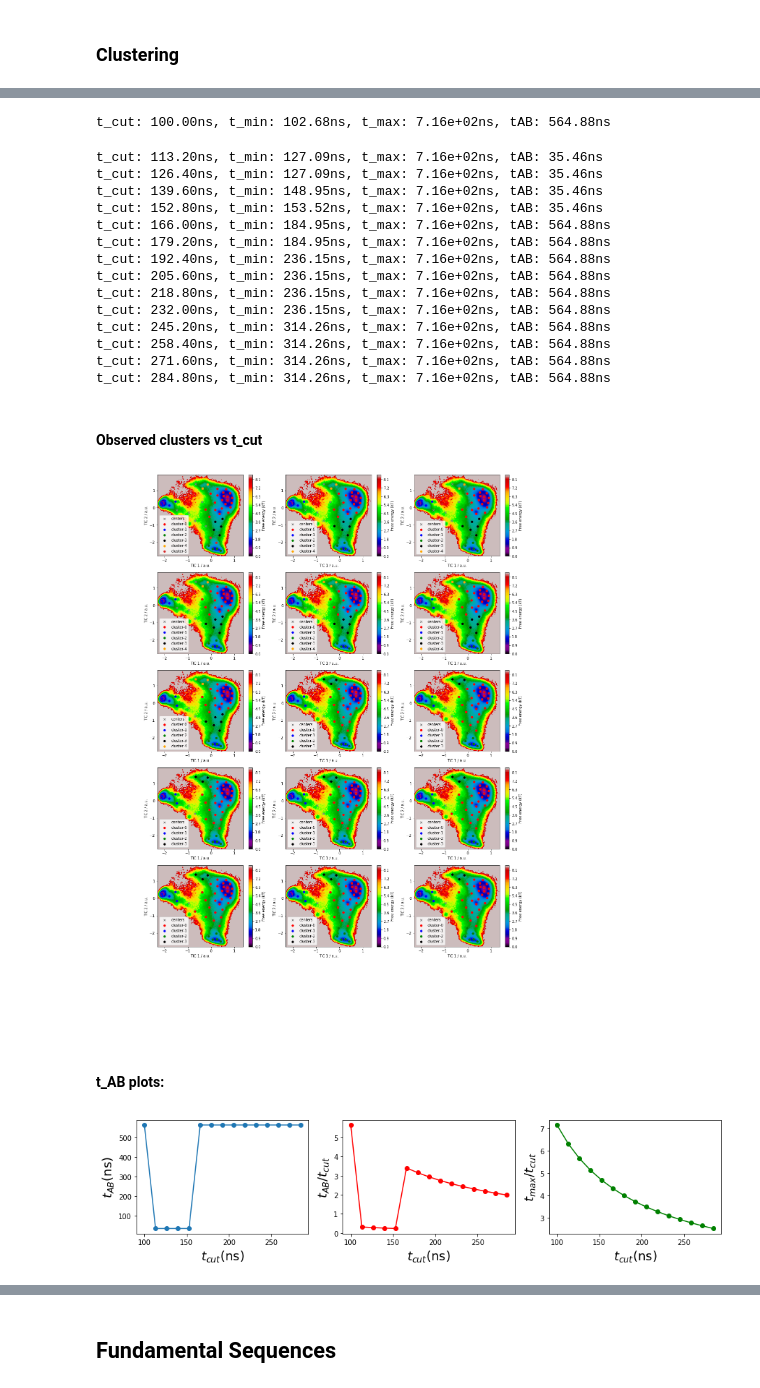
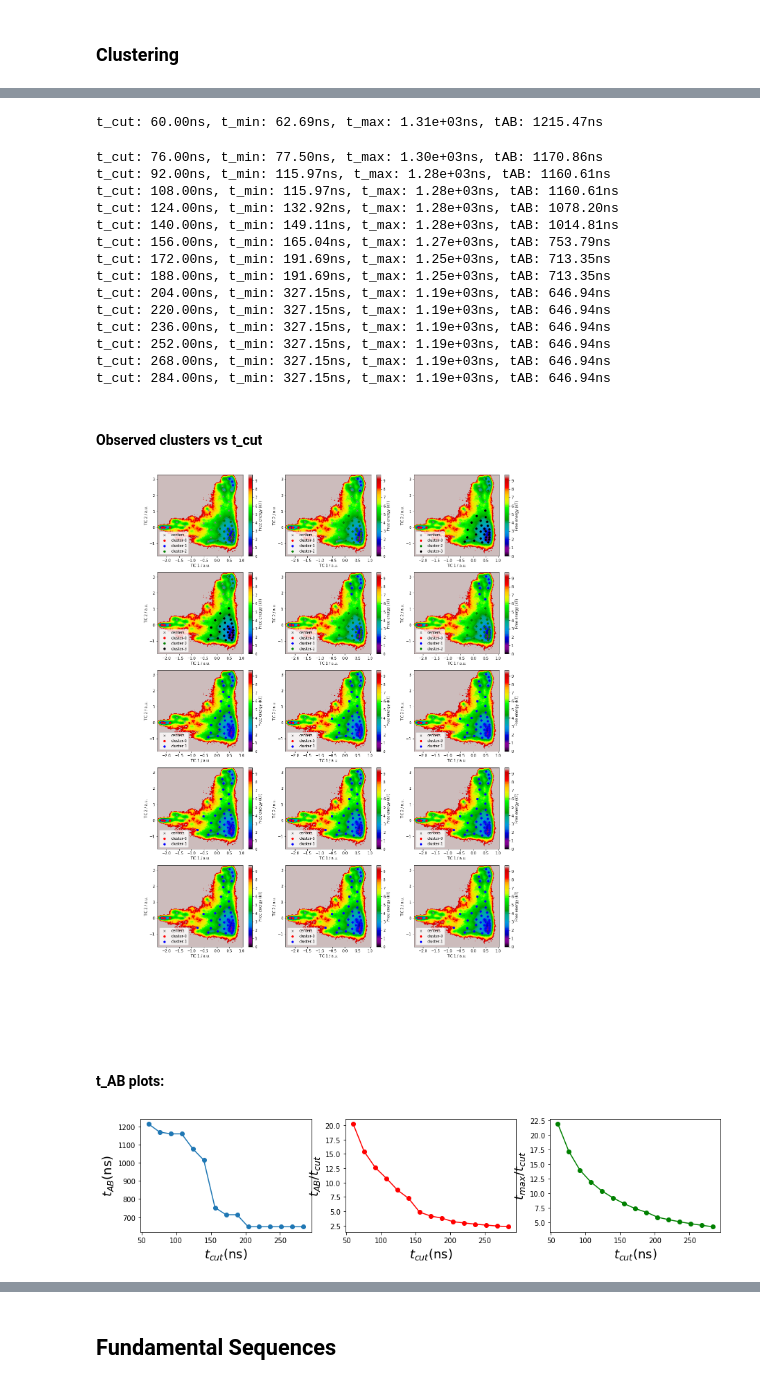
Before and after one commit to choderalab/msm-mfpt, a Jupyter notebook: models/Trp_FS_after_clustering.ipynb, the cells around one changed output, grey strips where cells are left out. Cells and saved outputs as stored; diff of their text form; code cells hidden in the pictures.

```diff
--- a/models/Trp_FS_after_clustering.ipynb
+++ b/models/Trp_FS_after_clustering.ipynb
@@ -118,6 +118,6 @@ traj_files = [f for f in sorted(glob(path + trajs))]
 pdb_file = path + 'protein.pdb'
 
 features = pyemma.coordinates.featurizer(pdb_file)
-features.add_residue_mindist()
+features.add_distances(features.select_Backbone())
 source = pyemma.coordinates.source([traj_files], features=features, chunk_size=10000)
 # %% [output]
@@ -170,7 +171,7 @@ lag_index = [ get_lagtime_from_array(lags, element*0.2)[0] for element in lag_to
 
 # This are the t_cut intervals to explore (in lag-time units) with the lag times in "lag_to_use"
 #range_per_lag = [[200,600], [200,350], [100,250], [30,200]]
-range_per_lag = [[500,1500]]
+range_per_lag = [[300,1500]]
 # %% [markdown]
 ### Clustering
 # %%
@@ -207,8 +208,8 @@ for k, index in enumerate(lag_index):
         big_clusters_index =[]
 
         # clustering
-        #clusters, t_min, t_max, clustered_tmatrix = kinetic_clustering_from_tmatrix(K, t_cut=t_cut, verbose=False)
-        clusters, t_min, t_max = kinetic_clustering2_from_tmatrix(K, t_cut=t_cut, verbose=False)
+        clusters, t_min, t_max, clustered_tmatrix = kinetic_clustering_from_tmatrix(K, t_cut=t_cut, verbose=False)
+        #clusters, t_min, t_max = kinetic_clustering2_from_tmatrix(K, t_cut=t_cut, verbose=False)
 
 
         t_min_list.append(t_min)
@@ -227,58 +228,59 @@ for k, index in enumerate(lag_index):
 
         if n_big > 1:
             #tAB = markov_commute_time(clustered_tmatrix,[macrostates[0]],[macrostates[1]] )
-            tAB = markov_commute_time(K,[macrostates[0]],[macrostates[1]] )
+            tAB = markov_commute_time(K, big_clusters[0] , big_clusters[1] )
         else:
             tAB = 0.0
         t_AB_list.append(tAB)
 
         print("t_cut: {:.2f}ns, t_min: {:.2f}ns, t_max: {:.2e}ns, tAB: {:.2f}ns".format(t_cut*dt, t_min*dt, t_max*dt, tAB*dt))
 
         plt.subplot(fig_n_rows, fig_n_cols, ii+1)
         pyemma.plots.plot_free_energy(*tica.T)
         plt.scatter(*cluster.clustercenters.T, marker='x', c='grey', s=30, label='centers')
         plt.annotate("t_cut: {:.2f}ns".format(t_cut*dt), xy=(-0.8,-4))
 
         colors = ['red','blue','green','black','orange'] + color_sequence
 
         for i, cluster_i in enumerate(big_clusters):
-            cluster_i_tica_xy = []
-            for index in cluster_i:
-                cluster_i_tica_xy.append(cluster.clustercenters[index])
-            cluster_i_tica_xy = np.array(cluster_i_tica_xy)
-            plt.scatter(*cluster_i_tica_xy.T, marker='o', c=colors[i], s=30, label='cluster-'+str(i))
+            if len(cluster_i) > 2:
+                cluster_i_tica_xy = []
+                for index in cluster_i:
+                    cluster_i_tica_xy.append(cluster.clustercenters[index])
+                cluster_i_tica_xy = np.array(cluster_i_tica_xy)
+                plt.scatter(*cluster_i_tica_xy.T, marker='o', c=colors[i], s=30, label='cluster-'+str(i))
 
         plt.legend(loc='lower left')
         plt.xlabel('TIC 1 / a.u.')
         plt.ylabel('TIC 2 / a.u.')
 
     printmd("#### Observed clusters vs t_cut")
     plt.show()
 
     printmd("#### t_AB plots:")
     plot_t_AB(t_cut_values, t_min_list, t_max_list, t_AB_list)
 
 #     printmd("#### RMSD of the Macrostates:")
 #     plot_rmsd_histogram_clusters(t_cut_values, big_clusters_list, rmsd, dt, dtrajs=cluster.dtrajs)
 # %% [output]
 ### Lag-time: 0.2ns
 #### t_values:
-t_cut: 100.00ns, t_min: 102.68ns, t_max: 7.16e+02ns, tAB: 564.88ns
+t_cut: 60.00ns, t_min: 62.69ns, t_max: 1.31e+03ns, tAB: 1215.47ns
-t_cut: 113.20ns, t_min: 127.09ns, t_max: 7.16e+02ns, tAB: 35.46ns
-t_cut: 126.40ns, t_min: 127.09ns, t_max: 7.16e+02ns, tAB: 35.46ns
-t_cut: 139.60ns, t_min: 148.95ns, t_max: 7.16e+02ns, tAB: 35.46ns
-t_cut: 152.80ns, t_min: 153.52ns, t_max: 7.16e+02ns, tAB: 35.46ns
-t_cut: 166.00ns, t_min: 184.95ns, t_max: 7.16e+02ns, tAB: 564.88ns
-t_cut: 179.20ns, t_min: 184.95ns, t_max: 7.16e+02ns, tAB: 564.88ns
-t_cut: 192.40ns, t_min: 236.15ns, t_max: 7.16e+02ns, tAB: 564.88ns
-t_cut: 205.60ns, t_min: 236.15ns, t_max: 7.16e+02ns, tAB: 564.88ns
-t_cut: 218.80ns, t_min: 236.15ns, t_max: 7.16e+02ns, tAB: 564.88ns
-t_cut: 232.00ns, t_min: 236.15ns, t_max: 7.16e+02ns, tAB: 564.88ns
-t_cut: 245.20ns, t_min: 314.26ns, t_max: 7.16e+02ns, tAB: 564.88ns
-t_cut: 258.40ns, t_min: 314.26ns, t_max: 7.16e+02ns, tAB: 564.88ns
-t_cut: 271.60ns, t_min: 314.26ns, t_max: 7.16e+02ns, tAB: 564.88ns
-t_cut: 284.80ns, t_min: 314.26ns, t_max: 7.16e+02ns, tAB: 564.88ns
+t_cut: 76.00ns, t_min: 77.50ns, t_max: 1.30e+03ns, tAB: 1170.86ns
+t_cut: 92.00ns, t_min: 115.97ns, t_max: 1.28e+03ns, tAB: 1160.61ns
+t_cut: 108.00ns, t_min: 115.97ns, t_max: 1.28e+03ns, tAB: 1160.61ns
+t_cut: 124.00ns, t_min: 132.92ns, t_max: 1.28e+03ns, tAB: 1078.20ns
+t_cut: 140.00ns, t_min: 149.11ns, t_max: 1.28e+03ns, tAB: 1014.81ns
+t_cut: 156.00ns, t_min: 165.04ns, t_max: 1.27e+03ns, tAB: 753.79ns
+t_cut: 172.00ns, t_min: 191.69ns, t_max: 1.25e+03ns, tAB: 713.35ns
+t_cut: 188.00ns, t_min: 191.69ns, t_max: 1.25e+03ns, tAB: 713.35ns
+t_cut: 204.00ns, t_min: 327.15ns, t_max: 1.19e+03ns, tAB: 646.94ns
+t_cut: 220.00ns, t_min: 327.15ns, t_max: 1.19e+03ns, tAB: 646.94ns
+t_cut: 236.00ns, t_min: 327.15ns, t_max: 1.19e+03ns, tAB: 646.94ns
+t_cut: 252.00ns, t_min: 327.15ns, t_max: 1.19e+03ns, tAB: 646.94ns
+t_cut: 268.00ns, t_min: 327.15ns, t_max: 1.19e+03ns, tAB: 646.94ns
+t_cut: 284.00ns, t_min: 327.15ns, t_max: 1.19e+03ns, tAB: 646.94ns
 #### Observed clusters vs t_cut
-[figure, old version]
+[figure, new version]
 #### t_AB plots:
-[figure, old version]
+[figure, new version]
```
Also changed, not shown: parts of 11 cells of this notebook, 4 other files.
